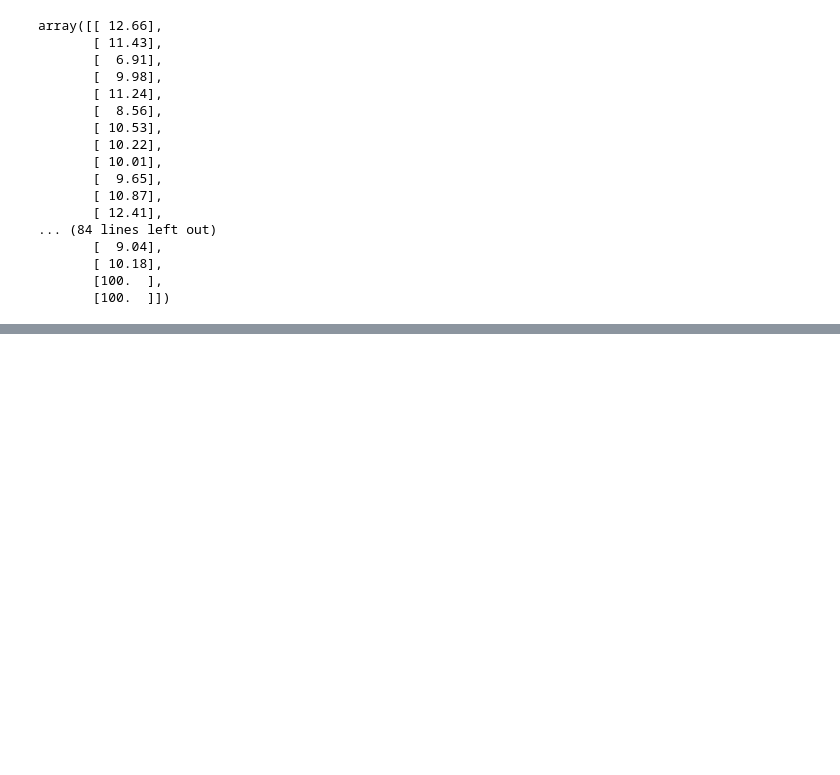
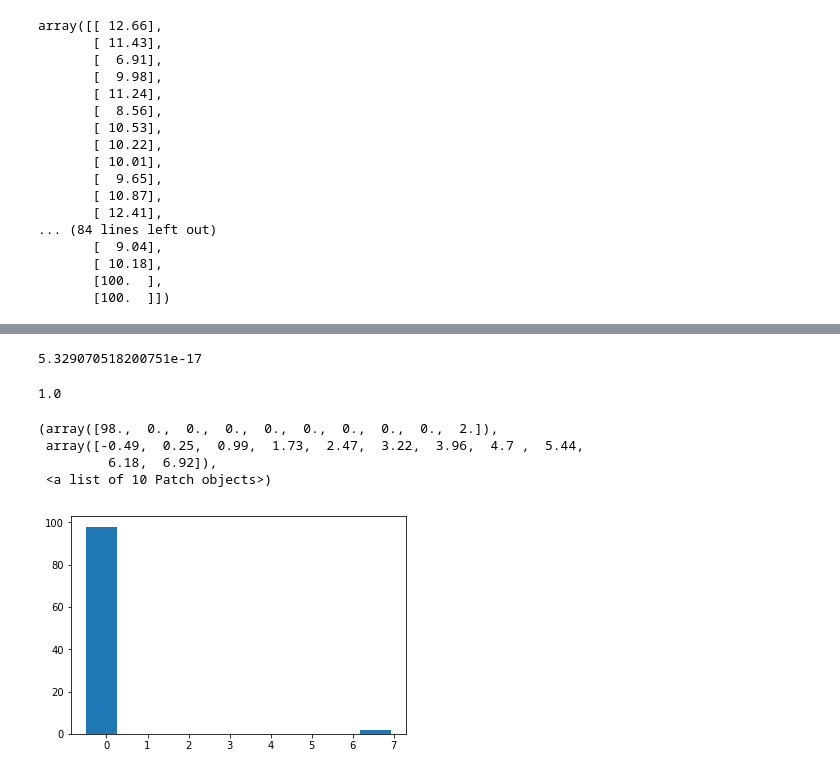
Before and after one commit to seraph92/data_analysis, a Jupyter notebook: py_data_analysis.ipynb, the cells around one changed output, grey strips where cells are left out. Drawn from its saved outputs; the diff is of its cells as text; code cells hidden in the pictures; blank space fills up the shorter version.

```diff
--- a/py_data_analysis.ipynb
+++ b/py_data_analysis.ipynb
@@ -79,7 +89,8 @@ array([ 12.66,  11.43,   6.91,   9.98,  11.24,   8.56,  10.53,  10.22,
         10.43,   6.01,  12.22,  10.49,   9.88,   8.49,  11.42,  11.84,
          9.04,  10.18, 100.  , 100.  ])
 # %%
-x.reshape(-1, 1)
+x = x.reshape(-1, 1)
+x
 # %% [output]
 array([[ 12.66],
        [ 11.43],
@@ -106,3 +125,4 @@ array([12.66, 11.43,  6.91,  9.98, 11.24,  8.56, 10.53, 10.22, 10.01,
 # %%
-x_StandardScalar = StandardScaler()
+x_StandardScalar = StandardScaler().fit_transform(x)
+x_StandardScalar
 # %% [output]
@@ -109,0 +146,18 @@ NameError: name 'StandardScalar' is not defined
+# %%
+# 검증
+np.mean(x_StandardScalar)
+# %% [output]
+5.329070518200751e-17
+# %%
+# 검증
+np.std(x_StandardScalar)
+# %% [output]
+1.0
+# %%
+plt.hist(x_StandardScalar)
+# %% [output]
+(array([98.,  0.,  0.,  0.,  0.,  0.,  0.,  0.,  0.,  2.]),
+ array([-0.49,  0.25,  0.99,  1.73,  2.47,  3.22,  3.96,  4.7 ,  5.44,
+         6.18,  6.92]),
+ <a list of 10 Patch objects>)
+[figure, added]
```
Also changed, not shown: parts of 11 cells of this notebook, 1 other file.
